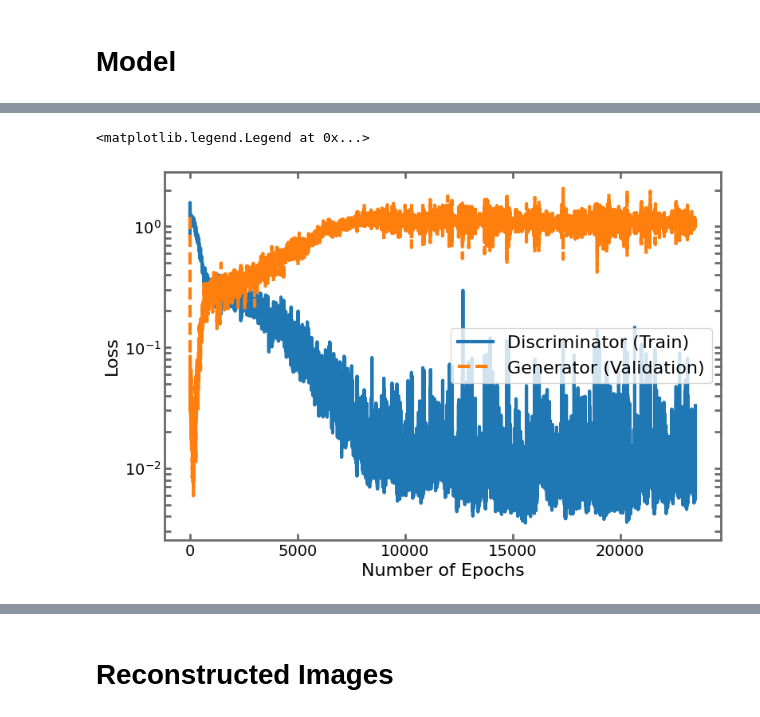
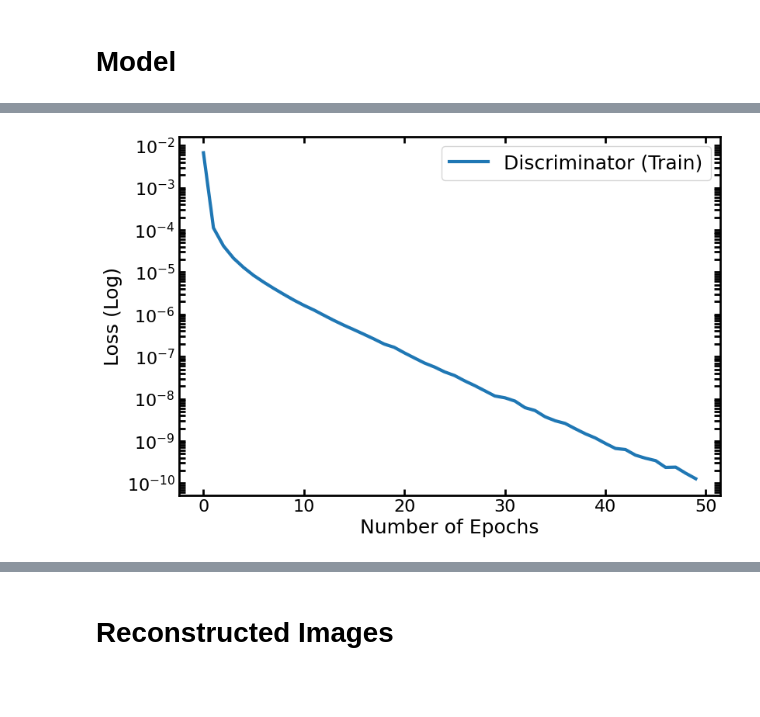
Before and after one commit to sedaoturak/dcgan_cahn-hilliard, a Jupyter notebook: DCGAN_Cahn_Hillard.ipynb, the cells around one changed output, grey strips where cells are left out. Cells and saved outputs as stored; diff of their text form; code cells hidden in the pictures; blank space fills up the shorter version.

Commit message:
The model definition and training loop changed. The code is cleaned.

```diff
--- a/DCGAN_Cahn_Hillard.ipynb
+++ b/DCGAN_Cahn_Hillard.ipynb
@@ -35,0 +43,12 @@ plt.show()
+# %%
+# visualize an image from dataset
+img = g.reshape(37523,64,64) # reshape image dataset so that you'll get (number of images, first dimension, second dimension)
+
+fig, axes = plt.subplots(1, 5, figsize=(15, 5))
+
+for i, idx in enumerate([0, 100, 200, 500, 1000]): #random indices of five images
+    axes[i].imshow(img[idx, :, :], interpolation='nearest', cmap='binary')
+    axes[i].set_title(f"Index: {idx}")
+    axes[i].axis('off')
+plt.tight_layout()
+plt.show()
@@ -191,15 +159,0 @@ class Generator(nn.Module):
-# %%
-device = torch.device('cuda' if torch.cuda.is_available() else 'cpu')
-
-z_dim = 64
-
-gen = Generator(z_dim).to(device)
-disc = Discriminator().to(device)
-
-criterion = torch.nn.MSELoss(reduction='mean')
-lr = 0.0002 #learning_rate
-beta_1 = 0.5
-beta_2 = 0.999
-
-gen_opt = torch.optim.Adam(gen.parameters(), lr=lr, betas=(beta_1, beta_2))
-disc_opt = torch.optim.Adam(disc.parameters(), lr=lr, betas=(beta_1, beta_2))
@@ -348,20 +324,19 @@ for epoch in range(n_epochs):
 # %%
 fig, ax = plt.subplots(figsize=(9, 6))
-font_size=16
-tick_size=14
+font_size, ticklabel_size = 18, 16
 
-ax.plot(disc_losses, '-', label='Discriminator (Train)', linewidth=3)
-ax.plot(gen_losses,'--', label='Generator (Validation)', linewidth=3)
+ax.plot(train_loss_D, '-', label='Discriminator (Train)', linewidth=3)
+# ax.plot(train_loss_G,'--', label='Generator (Train)', linewidth=3)
 
-ax.set_ylabel('Loss', fontsize=font_size)
+ax.set_ylabel('Loss (Log)', fontsize=font_size)
 ax.set_xlabel('Number of Epochs', fontsize=font_size)
 ax.set_yscale('log')
 
-ax.xaxis.set_tick_params(width=2, length=5, labelsize=tick_size, color='dimgrey')
-ax.yaxis.set_tick_params(width=2, length=5, labelsize=tick_size, color='dimgrey')
-ax.tick_params(which='both', width=2, length=6, top=True, right=True, direction='in', color='dimgrey')
-plt.setp(ax.spines.values(), linewidth=2, color='dimgrey')
+ax.xaxis.set_tick_params(width=2, length=5, labelsize=ticklabel_size)
+ax.yaxis.set_tick_params(width=2, length=5, labelsize=ticklabel_size)
+ax.tick_params(which='both', width=2, length=6, top=True, right=True, direction='in')
+plt.setp(ax.spines.values(), linewidth=2)
 ax.legend(fontsize=font_size)
+plt.show()
 # %% [output]
-<matplotlib.legend.Legend at 0x...>
-[figure, old version]
+[figure, new version]
```
Also changed, not shown: parts of 27 cells of this notebook.
